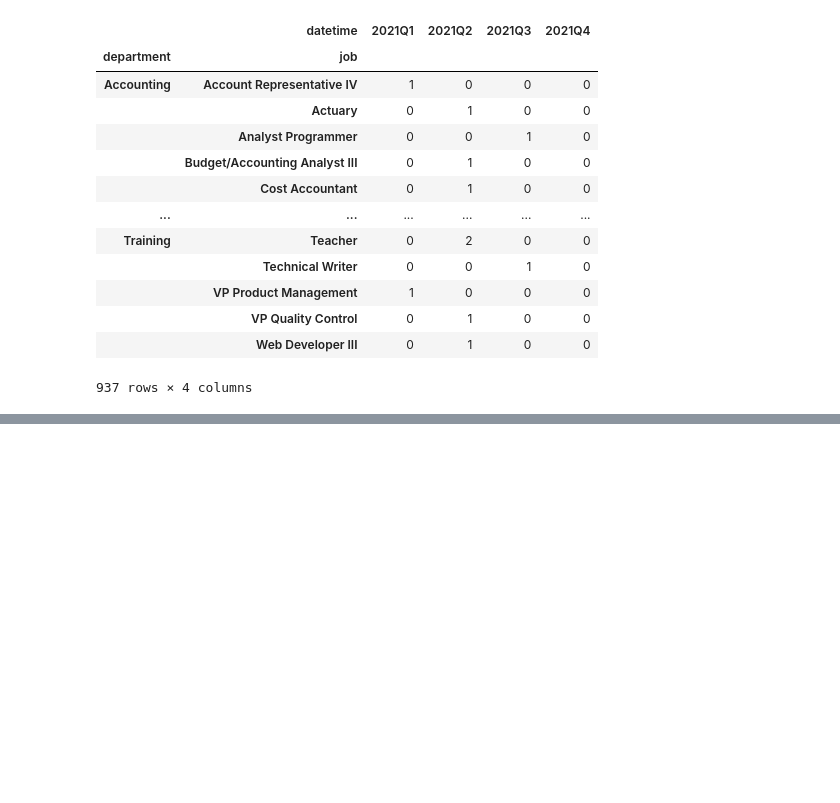
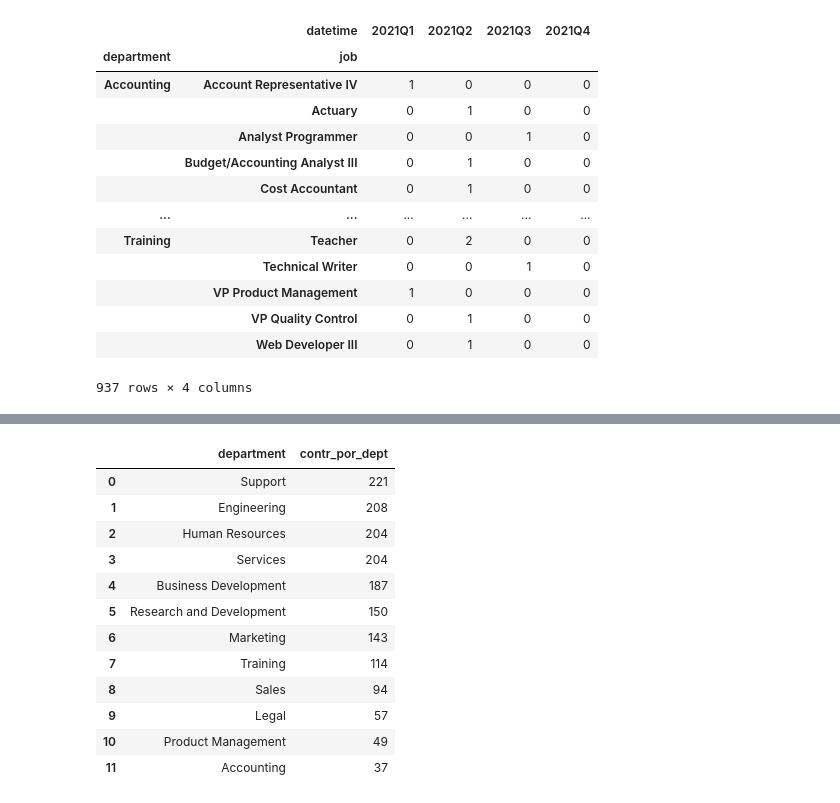
Before and after one commit to juanpsch/globant, a Jupyter notebook: Database1.ipynb, the cells around one changed output, grey strips where cells are left out. Cells and saved outputs as stored; diff of their text form; code cells hidden in the pictures; blank space fills up the shorter version.

```diff
--- a/Database1.ipynb
+++ b/Database1.ipynb
@@ -208,0 +226,17 @@ df.groupby(by='department',).count()
+# %%
+dfdept = pordept.reset_index().rename(columns={'index': "department", 'department': "contr_por_dept"})
+dfdept
+# %% [output]
+|  | department | contr_por_dept |
+| 0 | Support | 221 |
+| 1 | Engineering | 208 |
+| 2 | Human Resources | 204 |
+| 3 | Services | 204 |
+| 4 | Business Development | 187 |
+| 5 | Research and Development | 150 |
+| 6 | Marketing | 143 |
+| 7 | Training | 114 |
+| 8 | Sales | 94 |
+| 9 | Legal | 57 |
+| 10 | Product Management | 49 |
+| 11 | Accounting | 37 |
```
Also changed, not shown: parts of 18 cells of this notebook.
